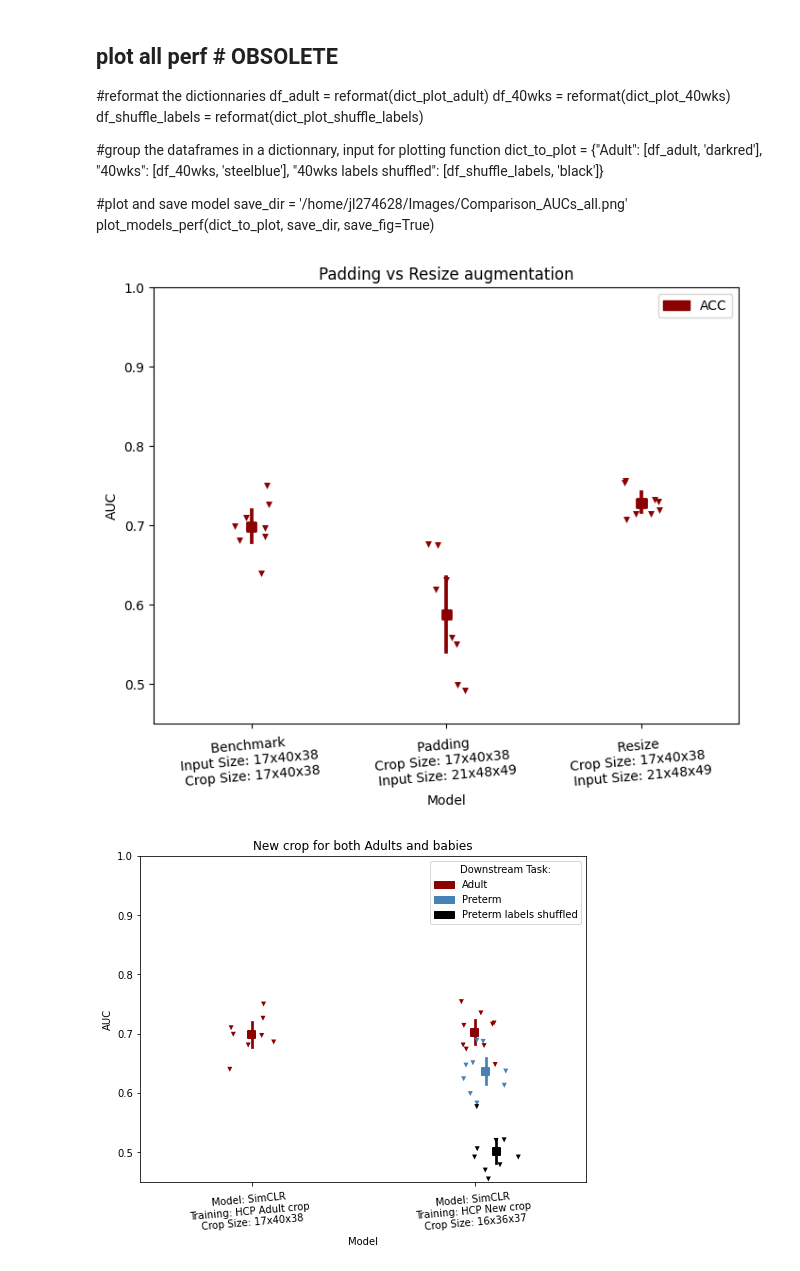
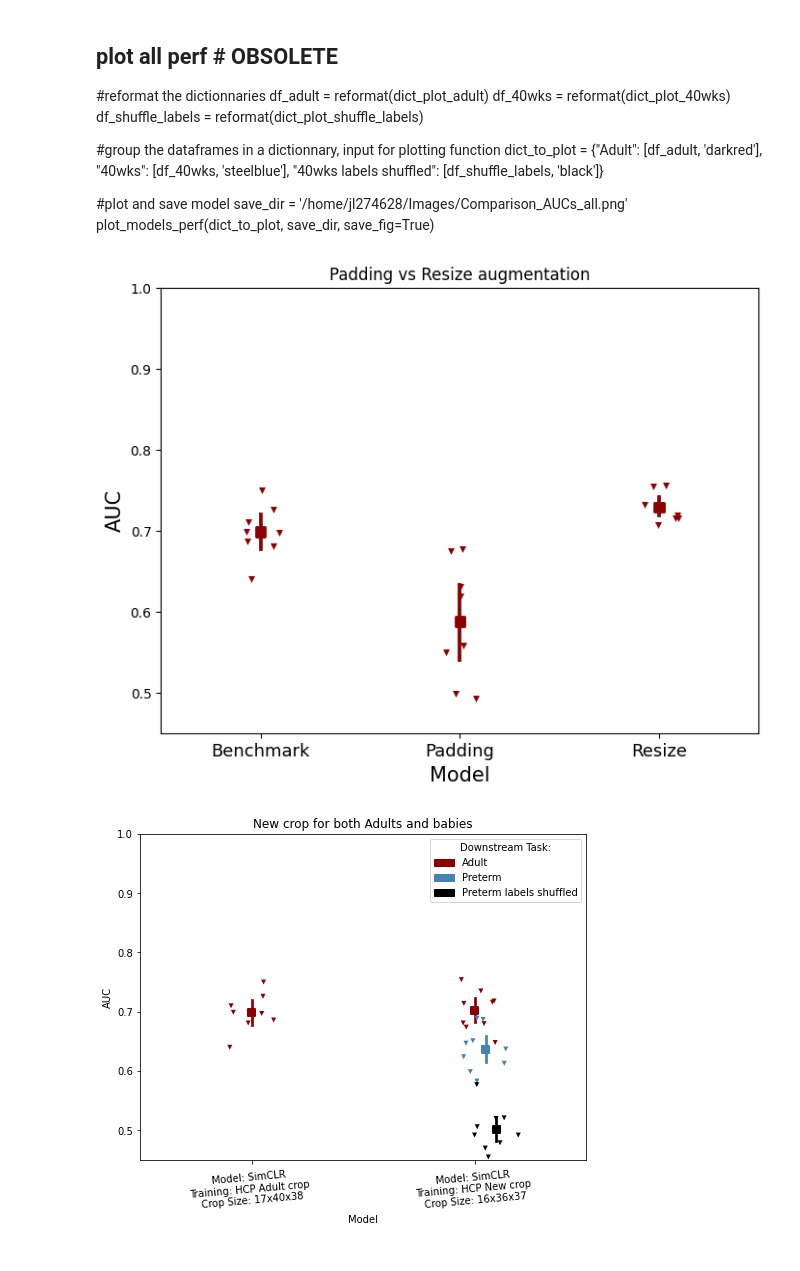
Before and after one commit to neurospin-projects/2023_agaudin_jchavas_folding_supervised, a Jupyter notebook: contrastive/notebooks/julien/plot_AUC_input_size.ipynb, the cells around one changed output. Saved outputs shown, nothing was run; the diff lists cells and outputs as text; code cells hidden in the pictures.

```diff
--- a/contrastive/notebooks/julien/plot_AUC_input_size.ipynb
+++ b/contrastive/notebooks/julien/plot_AUC_input_size.ipynb
@@ -130,10 +130,13 @@ def plot_models_perf(dict_to_plot,
             ax.lines[k].set_transform(trans + offset)
     if normalize:
         ax.set_ylim([0.45, 1])
-    plt.legend(handles=patches, title=legend_title)
-    plt.xticks(rotation=5)
+    #plt.legend(handles=patches, title=legend_title)
+    plt.xticks(rotation=0, fontsize=13)
+    ax.set_xlabel('Model', fontsize=15)
+    ax.set_ylabel('AUC', fontsize=15)
     if save_fig:
         plt.savefig(save_dir, facecolor='white')
+    plt.show()
 # %% [markdown]
 ## plot all perf # OBSOLETE
 
@@ -152,27 +155,27 @@ save_dir = '/home/jl274628/Images/Comparison_AUCs_all.png'
 plot_models_perf(dict_to_plot, save_dir, save_fig=True)
 # %%
 # Resize vs padding #DONE
-dict_plot_adult = {"Benchmark \nInput Size: 17x40x38 \nCrop Size: 17x40x38": ACC_adult_size,
-                   "Padding \nCrop Size: 17x40x38  \nInput Size: 21x48x49": ACC_baby_size,
-                   "Resize \nCrop Size: 17x40x38  \nInput Size: 21x48x49": ACC_resize}
+dict_plot_adult = {"Benchmark": ACC_adult_size,
+                   "Padding": ACC_baby_size,
+                   "Resize": ACC_resize}
 
 xlabel='Model'
 title='Padding vs Resize augmentation'
 save_dir = '/home/jl274628/Images/AUCs_padding_vs_resize.png'
 
 ####
 df_adult = reformat(dict_plot_adult, xlabel)
 
 dict_to_plot = {"ACC": [df_adult, 'darkred']}
 
 #plot and save model
 plot_models_perf(dict_to_plot,
                  save_dir,
                  title,
                  xlabel,
                  save_fig=True)
 # %% [output]
-[figure, old version]
+[figure, new version]
 # %%
 # New crop works well on ACC # DONE
 dict_plot_adult = {"HCP Adult crop \nCrop Size: 17x40x38": ACC_adult_size,
```
Also changed, not shown: 9 other files.
